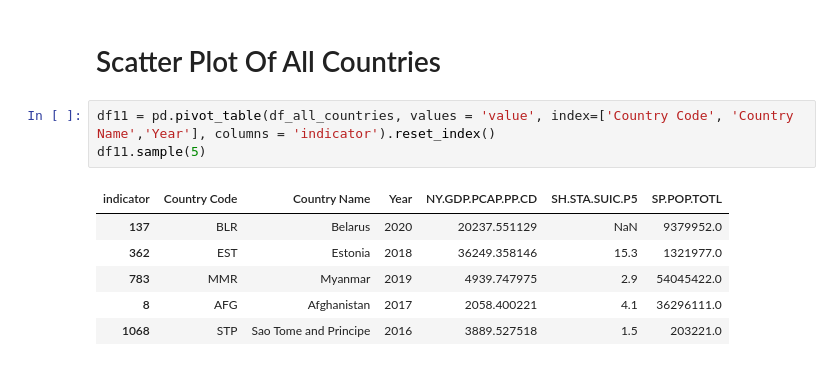
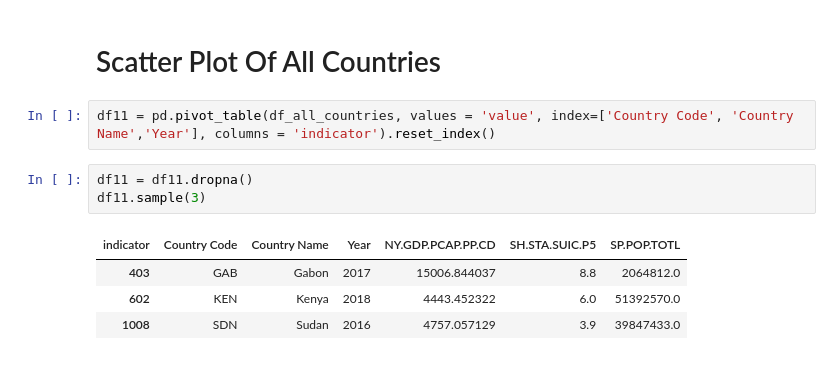
Before and after one commit to Zarak00/data690_world_dev, a Jupyter notebook: 690_Project_B.ipynb, the cells around one changed output. Drawn from its saved outputs; the diff is of its cells as text.

```diff
--- a/690_Project_B.ipynb
+++ b/690_Project_B.ipynb
@@ -201,11 +201,11 @@ While looking at the scatter plot of 2019 of all the 7 countries and comparing s
 # Scatter Plot Of All Countries
 # %%
 df11 = pd.pivot_table(df_all_countries, values = 'value', index=['Country Code', 'Country Name','Year'], columns = 'indicator').reset_index()
-df11.sample(5)
-# %% [output]
-| indicator | Country Code | Country Name | Year | NY.GDP.PCAP.PP.CD | SH.STA.SUIC.P5 | SP.POP.TOTL |
-| 137 | BLR | Belarus | 2020 | 20237.551129 | NaN | 9379952.0 |
-| 362 | EST | Estonia | 2018 | 36249.358146 | 15.3 | 1321977.0 |
-| 783 | MMR | Myanmar | 2019 | 4939.747975 | 2.9 | 54045422.0 |
-| 8 | AFG | Afghanistan | 2017 | 2058.400221 | 4.1 | 36296111.0 |
-| 1068 | STP | Sao Tome and Principe | 2016 | 3889.527518 | 1.5 | 203221.0 |
+# %%
+df11 = df11.dropna()
+df11.sample(3)
+# %% [output]
+| indicator | Country Code | Country Name | Year | NY.GDP.PCAP.PP.CD | SH.STA.SUIC.P5 | SP.POP.TOTL |
+| 403 | GAB | Gabon | 2017 | 15006.844037 | 8.8 | 2064812.0 |
+| 602 | KEN | Kenya | 2018 | 4443.452322 | 6.0 | 51392570.0 |
+| 1008 | SDN | Sudan | 2016 | 4757.057129 | 3.9 | 39847433.0 |
```
Also changed, not shown: parts of 6 cells of this notebook.
